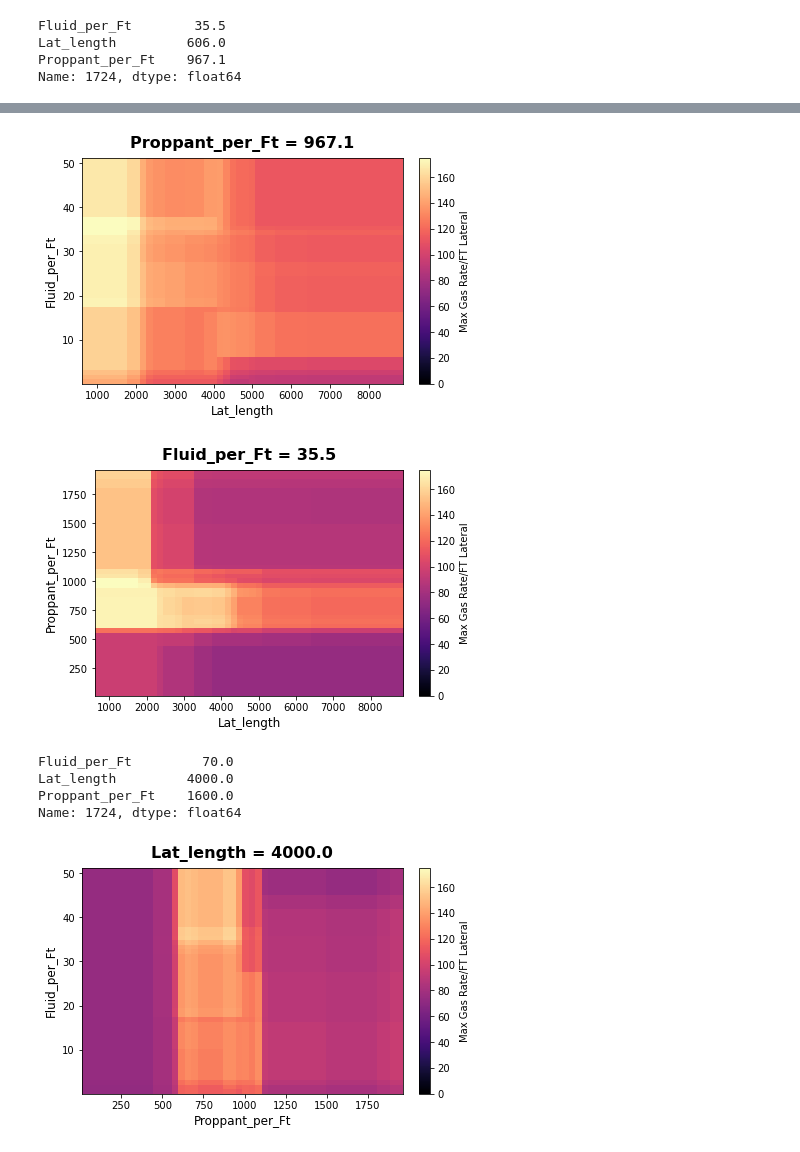
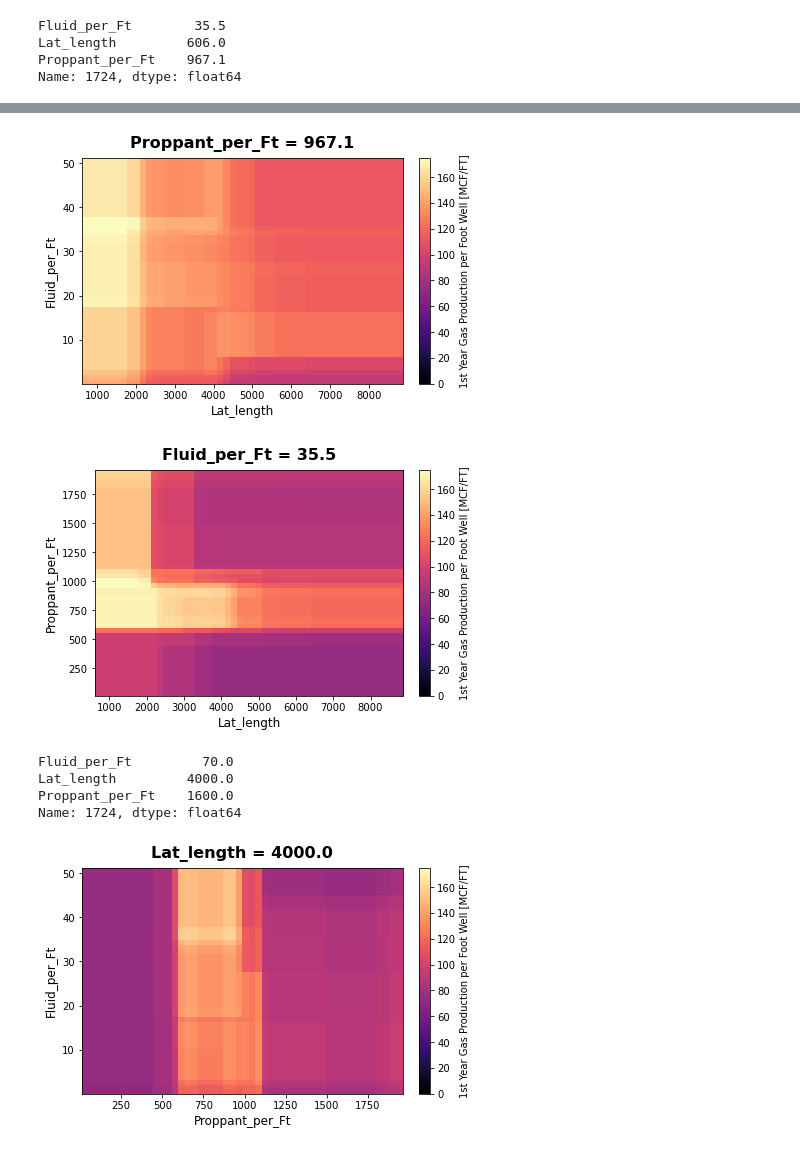
Before and after one commit to nshumaker/Affine_Well_Project, a Jupyter notebook: demo_notebook.ipynb, the cells around one changed output, grey strips where cells are left out. Saved outputs shown, nothing was run; the diff lists cells and outputs as text; code cells hidden in the pictures.

```diff
--- a/demo_notebook.ipynb
+++ b/demo_notebook.ipynb
@@ -159,12 +190,16 @@ def plot_meshgrid(meshgrid_args, plotting_args):
     ax.set_title('{} = {}'.format(meshgrid_args['str_feature3'],val3),
                 pad=10, size=16, weight='bold')
     #colorbar
+    if meshgrid_args['bool_mode_cost'] == True:
+        str_label = 'Cost of 1st Year Production [$/mcf]'
+    else:
+        str_label = '1st Year Gas Production per Foot Well [MCF/FT]'
     bar = fig.colorbar(shw)
-    bar.set_label('Max Gas Rate/FT Lateral')
+    bar.set_label(str_label)
 # %%
-#Heatmap 1 thrid dimension is from max_features
-dict_plotting_args = {'cmap':plt.cm.magma,'vmin':0,'vmax':175,'aspect':'auto',
+#Heatmap 1 thrid dimension is from optimized features
+dict_plotting_args1 = {'cmap':plt.cm.magma,'vmin':0,'vmax':175,'aspect':'auto',
                      'origin':'lower'}
 
-plot_meshgrid(dict_kwargs1, dict_plotting_args)
+plot_meshgrid(dict_kwargs1, dict_plotting_args1)
 # %% [output]
@@ -172,16 +207,16 @@ plot_meshgrid(dict_kwargs1, dict_plotting_args)
 # %%
 #Heatmap 2
-plot_meshgrid(dict_kwargs2, dict_plotting_args)
+plot_meshgrid(dict_kwargs2, dict_plotting_args1)
 # %% [output]
-[figure, old version]
+[figure, new version]
 # %%
 #Heatmap 3
-plot_meshgrid(dict_kwargs3, dict_plotting_args)
+plot_meshgrid(dict_kwargs3, dict_plotting_args1)
 # %% [output]
-[figure, old version]
+[figure, new version]
 # %%
 #User inputs for third dimension attributes
-user_features = max_features.copy()
+user_features = optimized_eng_features.copy()
 user_features['Fluid_per_Ft'] = 70
 user_features['Lat_length']= 4000
 user_features['Proppant_per_Ft'] = 1600
@@ -196,19 +231,19 @@ Name: 1724, dtype: float64
 #heatmap 1 w/User Input
 dict_kwargs4 = {'trained_model':model_gbm,'X':X_train,'y':y_train,
                'str_feature1':'Proppant_per_Ft','str_feature2':'Fluid_per_Ft','str_feature3':'Lat_length',
-               'ser_vals3':user_features,'nsteps':50}
+               'ser_vals3':user_features,'nsteps':50, 'bool_mode_cost':False}
 #heatmap 2 w/User Input
 dict_kwargs5 = {'trained_model':model_gbm,'X':X_train,'y':y_train,
                'str_feature1':'Lat_length','str_feature2':'Fluid_per_Ft','str_feature3':'Proppant_per_Ft',
-               'ser_vals3':user_features,'nsteps':50}
+               'ser_vals3':user_features,'nsteps':50, 'bool_mode_cost':False}
 #heatmap 3 w/User Input
 dict_kwargs6 = {'trained_model':model_gbm,'X':X_train,'y':y_train,
                'str_feature1':'Lat_length','str_feature2':'Proppant_per_Ft','str_feature3':'Fluid_per_Ft',
-               'ser_vals3':user_features,'nsteps':50}
+               'ser_vals3':user_features,'nsteps':50, 'bool_mode_cost':False}
 # %%
 #Heatmap 1 User Input
-plot_meshgrid(dict_kwargs4, dict_plotting_args)
+plot_meshgrid(dict_kwargs4, dict_plotting_args1)
 # %% [output]
-[figure, old version]
+[figure, new version]
 # %%
 #Heatmap 2 User Input
```
Also changed, not shown: parts of 22 cells of this notebook, 1 other file.
